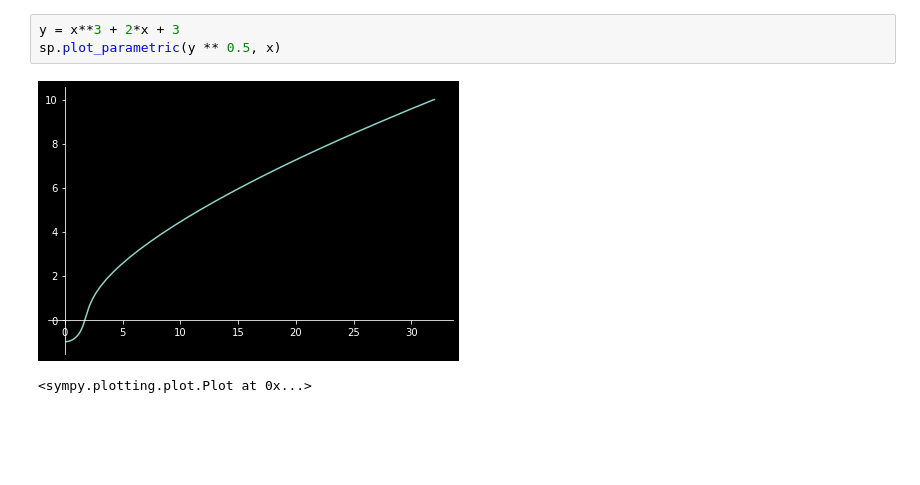
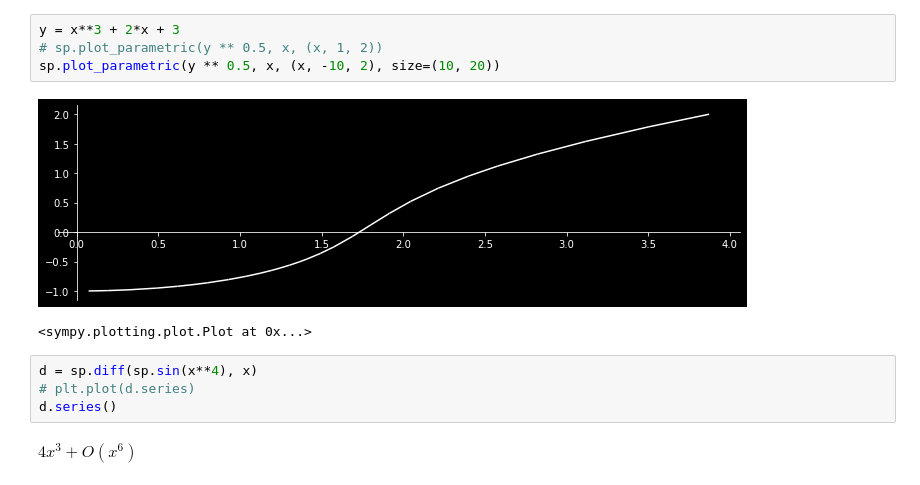
Before and after one commit to utkusarioglu/workshop-mathematics, a Jupyter notebook: src/elliptic-curve.ipynb, the cells around one changed output. Cells and saved outputs as stored; diff of their text form; blank space fills up the shorter version.

```diff
--- a/src/elliptic-curve.ipynb
+++ b/src/elliptic-curve.ipynb
@@ -8,7 +11,14 @@ sp.plot(x**2)
 <sympy.plotting.plot.Plot at 0x...>
 # %%
 y = x**3 + 2*x + 3
-sp.plot_parametric(y ** 0.5, x)
+# sp.plot_parametric(y ** 0.5, x, (x, 1, 2))
+sp.plot_parametric(y ** 0.5, x, (x, -10, 2), size=(10, 20))
 # %% [output]
-[figure, old version]
+[figure, new version]
 <sympy.plotting.plot.Plot at 0x...>
+# %%
+d = sp.diff(sp.sin(x**4), x)
+# plt.plot(d.series)
+d.series()
+# %% [output]
+$\displaystyle 4 x^{3} + O\left(x^{6}\right)$
```
Also changed, not shown: parts of 3 cells of this notebook, 3 other files.
